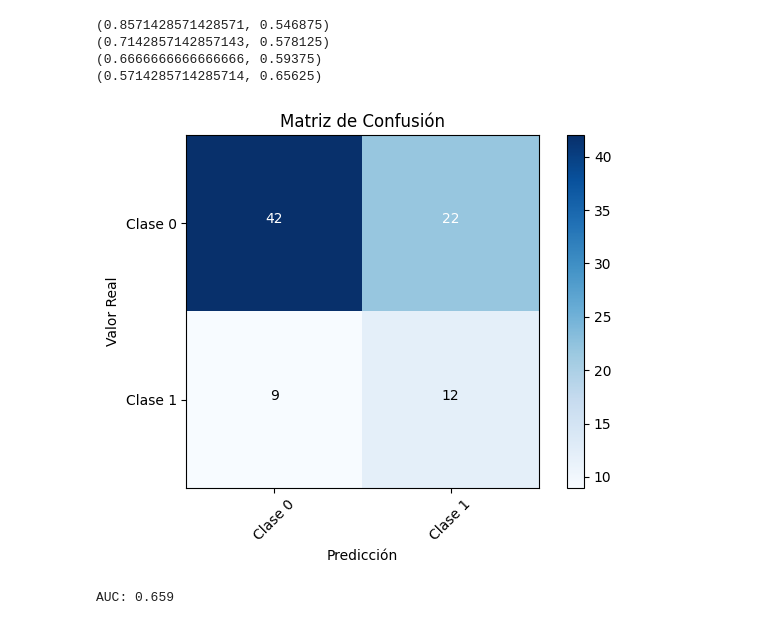
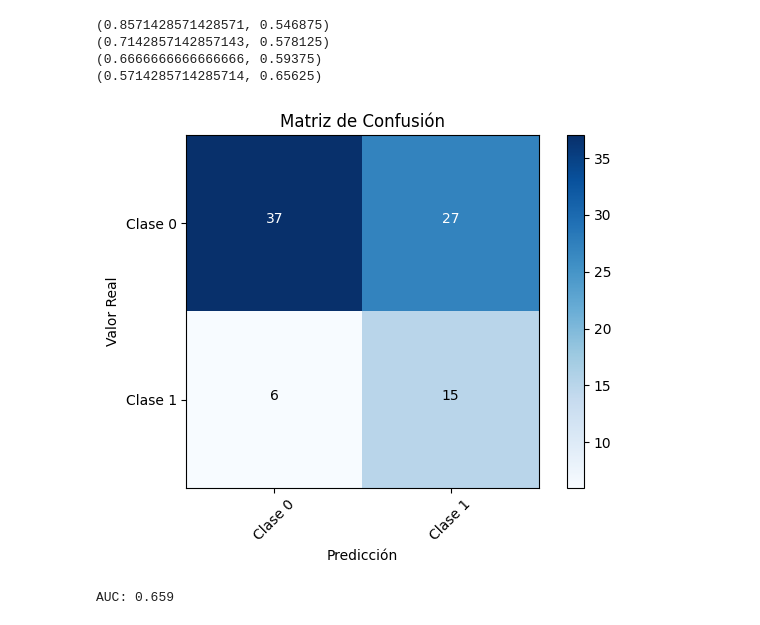
Before and after one commit to rduban/machineLearning_duban, a Jupyter notebook: sexualSatisfaction_python2.ipynb, the cells around one changed output. Drawn from its saved outputs; the diff is of its cells as text; code cells hidden in the pictures.

```diff
--- a/sexualSatisfaction_python2.ipynb
+++ b/sexualSatisfaction_python2.ipynb
@@ -548,10 +551,10 @@ for correcion in [-1.3,-1.1,-1.07,-1]:
 (0.6666666666666666, 0.59375)
 (0.5714285714285714, 0.65625)
 # %%
-y_pred_lower_threshold = grid.decision_function(x_test) > -1
+y_pred_lower_threshold = grid.decision_function(x_test) > -1.1
 plot_confu(confusion_matrix(y_test,y_pred_lower_threshold))
 # %% [output]
-[figure, old version]
+[figure, new version]
 # %%
 auc = roc_auc_score(y_test, grid.decision_function(x_test))
 print("AUC: {:.3f}".format(auc))
```
Also changed, not shown: parts of 7 cells of this notebook.
